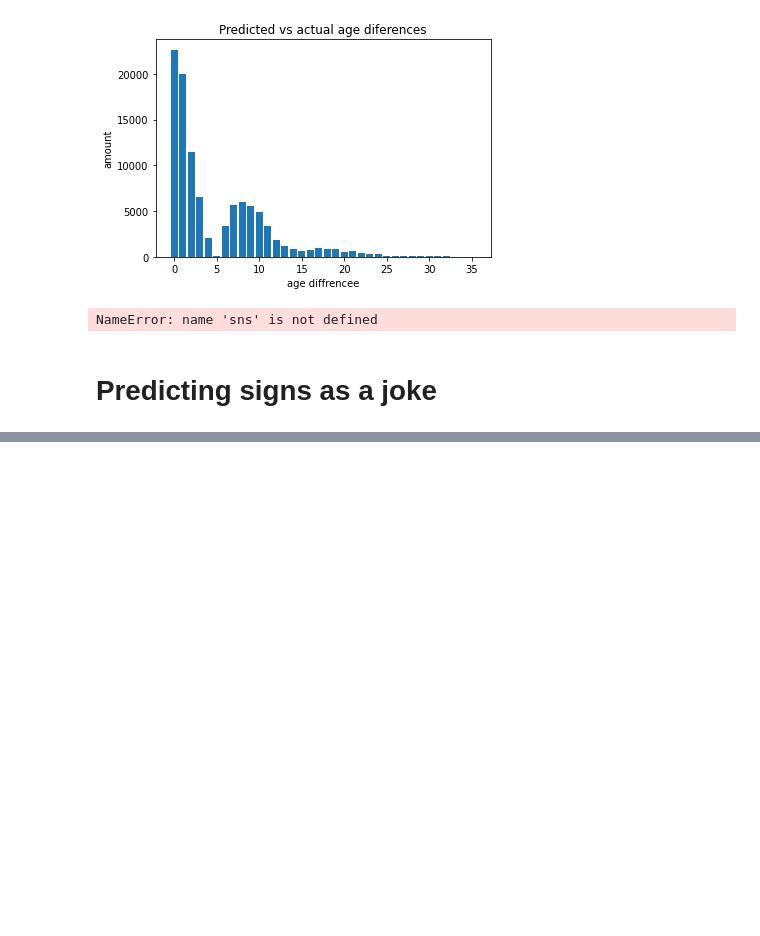
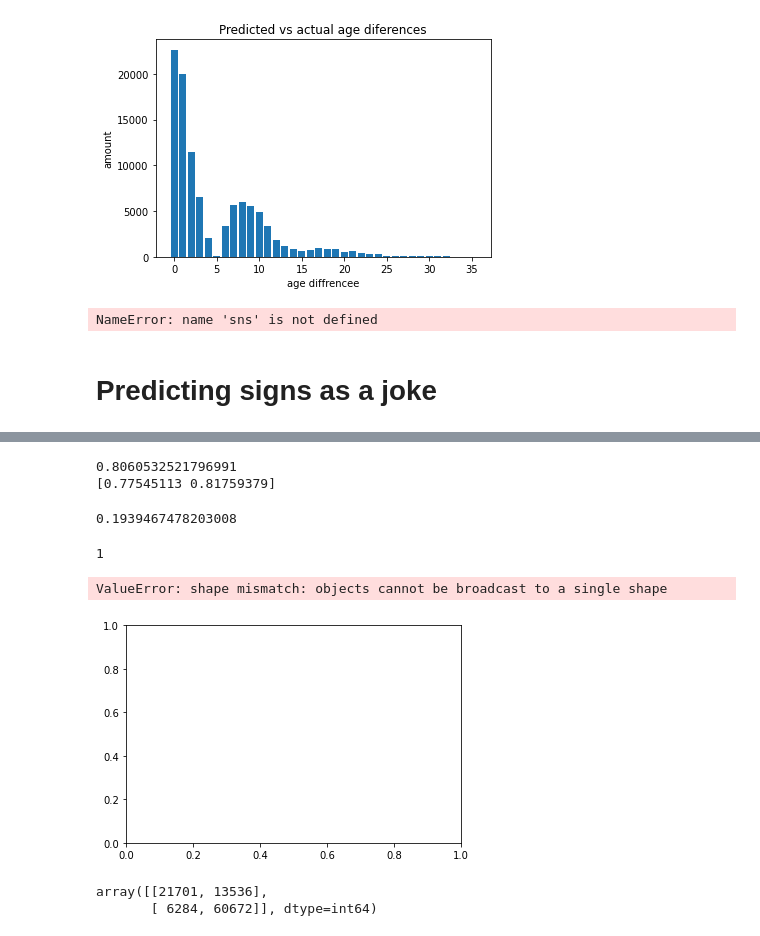
Before and after one commit to d-hagen/TM_project, a Jupyter notebook: Tetsfunction.ipynb, the cells around one changed output, grey strips where cells are left out. Drawn from its saved outputs; the diff is of its cells as text; code cells hidden in the pictures; blank space fills up the shorter version.

```diff
--- a/Tetsfunction.ipynb
+++ b/Tetsfunction.ipynb
@@ -277,0 +366,4 @@ print(accuracy_score(y_test_star, y_hat_test))
+# %%
+logreg3 = LogisticRegression()
+# %%
+logreg3.fit(X_train_tf , y_train_dec)
@@ -277,0 +379,51 @@ print(accuracy_score(y_test_star, y_hat_test))
+# %%
+y_hat_dec = logreg3.predict(X_test_tf)
+# %%
+print(accuracy_score(y_test_dec, y_hat_dec))
+print(precision_score(y_test_dec, y_hat_dec,average=None))
+# %% [output]
+0.8060532521796991
+[0.77545113 0.81759379]
+# %%
+l = y_hat_dec-y_test_dec   ### creates a list of diffrence between predicted ages and actual ages
+
+g= []    #### all negativ values are made positiv so just distanec between pred and actual value
+for i in l:
+    if i< 0:
+        g.append(-i)
+    else:
+        g.append(i)
+
+
+h = 0   #####summs all distances to get avarege distance
+for i in  g:
+    h= h + i
+# %%
+h/len(g)
+# %% [output]
+0.1939467478203008
+# %%
+max(g)
+# %% [output]
+1
+# %%
+i = 0
+x=[]
+while i <= max(g):
+    x.append(g.count(i))
+    i= i+1
+y =list(range(21))
+plt.bar(y,x)
+plt.title('Predicted vs actual age diferences')
+plt.xlabel('age diffrencee')
+plt.ylabel('amount')
+plt.show()
+# %% [output]
+ValueError: shape mismatch: objects cannot be broadcast to a single shape
+[figure, added]
+# %%
+cf_matrix = confusion_matrix(y_test_dec, y_hat_dec)
+cf_matrix
+# %% [output]
+array([[21701, 13536],
+       [ 6284, 60672]], dtype=int64)
```
Also changed, not shown: parts of 29 cells of this notebook.
